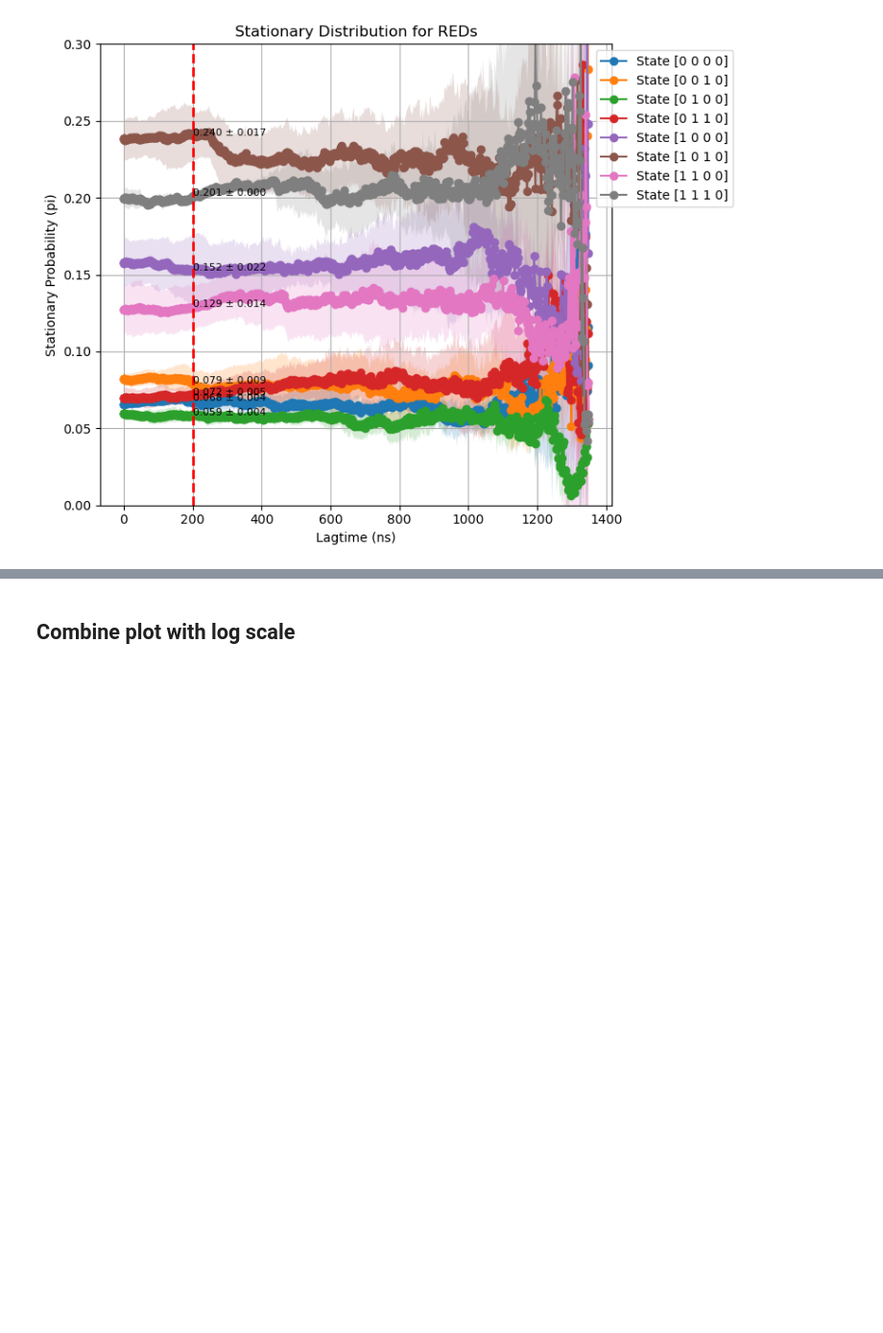
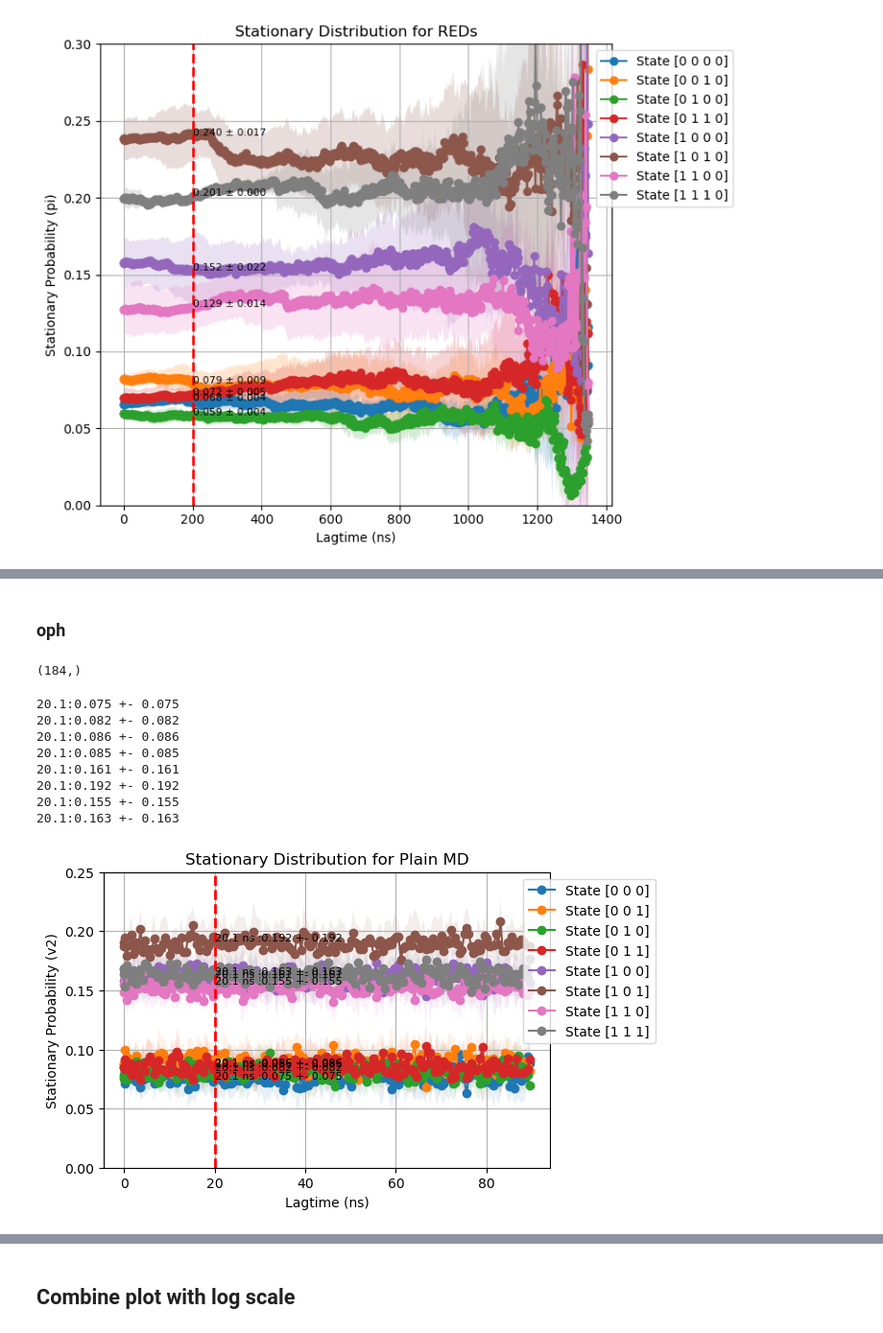
Before and after one commit to starwingc/peptoid_ESM, a Jupyter notebook: Analysis/stationary_population_8_comform.ipynb, the cells around one changed output, grey strips where cells are left out. Shown at 96% size. Cells and saved outputs as stored; diff of their text form; code cells hidden in the pictures; blank space fills up the shorter version.

```diff
--- a/Analysis/stationary_population_8_comform.ipynb
+++ b/Analysis/stationary_population_8_comform.ipynb
@@ -483,0 +541,53 @@ plt.show()
+# %% [markdown]
+### oph
+# %%
+methods_path = f"{metadynamics_path}/autocooreldata/autocoorel_data_oph"
+
+omega_loaded = Data.load(f"{methods_path}/stationary_distributions.pkl").array_list
+meta_oph_pi_all_means = omega_loaded[0]
+meta_oph_pi_all_stds = omega_loaded[3]
+meta_oph_lagtimes_ns = omega_loaded[8]
+
+meta_oph_lagtimes_ns.shape
+# %% [output]
+(184,)
+# %%
+plt.figure(figsize=(6, 4))
+state_to_plot = range(8)  # Fix: Select states 0 to 7
+
+# Loop through selected states and plot each separately
+for i, state in enumerate(state_to_plot):
+    plt.plot(meta_oph_lagtimes_ns, meta_oph_pi_all_means[:, i], '-o', label=f'State {plain_md_index_to_state(state)}')
+
+    # Add shaded region for standard deviation
+    plt.fill_between(meta_oph_lagtimes_ns,
+                     meta_oph_pi_all_means[:, i] + meta_oph_pi_all_stds[:, i],  # Upper bound
+                     meta_oph_pi_all_means[:, i] - meta_oph_pi_all_stds[:, i],  # Lower bound
+                     alpha=0.1)
+
+    # Annotate the first point with its value
+    first_x = meta_oph_lagtimes_ns[44]
+    first_y = meta_oph_pi_all_means[44, i]
+    first_y_var = meta_oph_pi_all_means[44, i]
+    plt.text(first_x, first_y,  f"{first_x} ns :{first_y:.3f} +- {first_y_var:.3f}", fontsize=8)
+    print(f"{first_x}:{first_y:.3f} +- {first_y_var:.3f}")
+
+plt.axvline(x=first_x, color='r', linestyle='--', linewidth=2)
+
+plt.xlabel('Lagtime (ns)')
+plt.ylabel('Stationary Probability (v2)')
+plt.title('Stationary Distribution for Plain MD')
+plt.legend(loc='upper right', bbox_to_anchor=(1.25, 1))
+plt.ylim(0, 0.25)
+plt.grid(True)
+plt.show()
+# %% [output]
+20.1:0.075 +- 0.075
+20.1:0.082 +- 0.082
+20.1:0.086 +- 0.086
+20.1:0.085 +- 0.085
+20.1:0.161 +- 0.161
+20.1:0.192 +- 0.192
+20.1:0.155 +- 0.155
+20.1:0.163 +- 0.163
+[figure, added]
```
Also changed, not shown: parts of 21 cells of this notebook.
